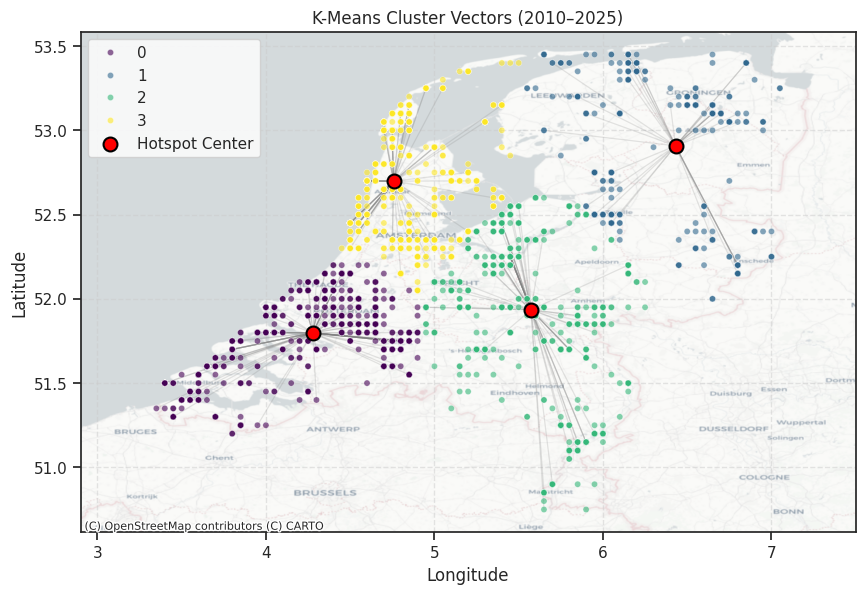
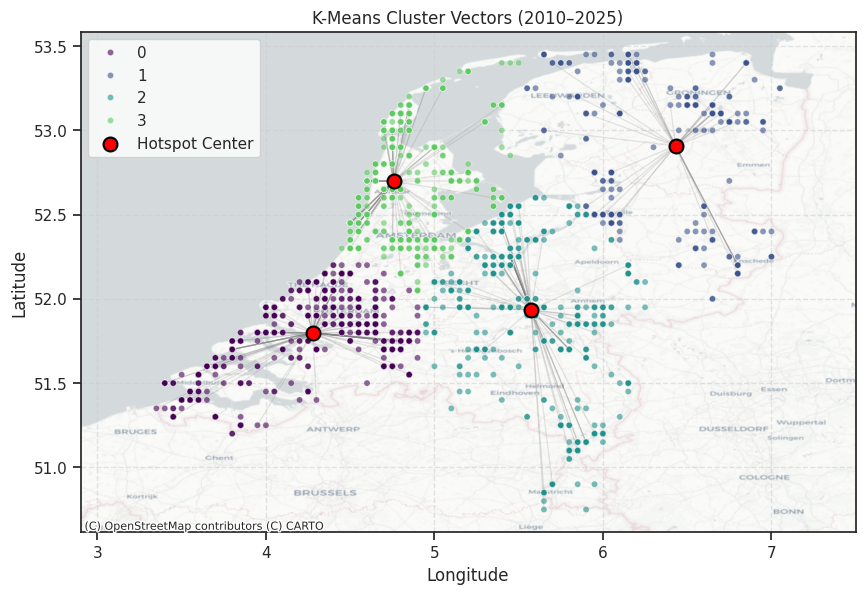
Unified diff of the notebook cell whose output changed from the first chart to the second:
--- before
+++ after
@@ -10,5 +10,5 @@
     y="decimalLatitude",
     hue="hotspot_cluster",
-    palette="viridis",
+palette=[plt.cm.viridis(i / 4) for i in range(4)],
     alpha=0.6,
     s=20,

Commit: Updated visualizations for the KMeans Clustering